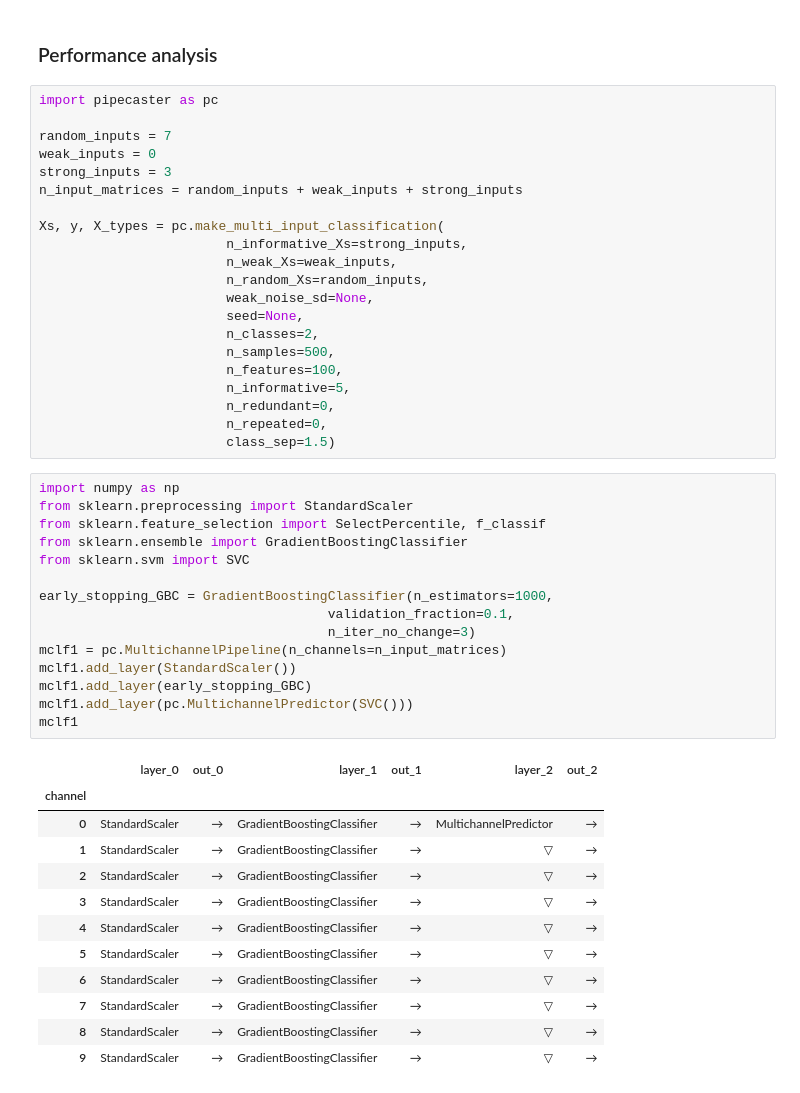
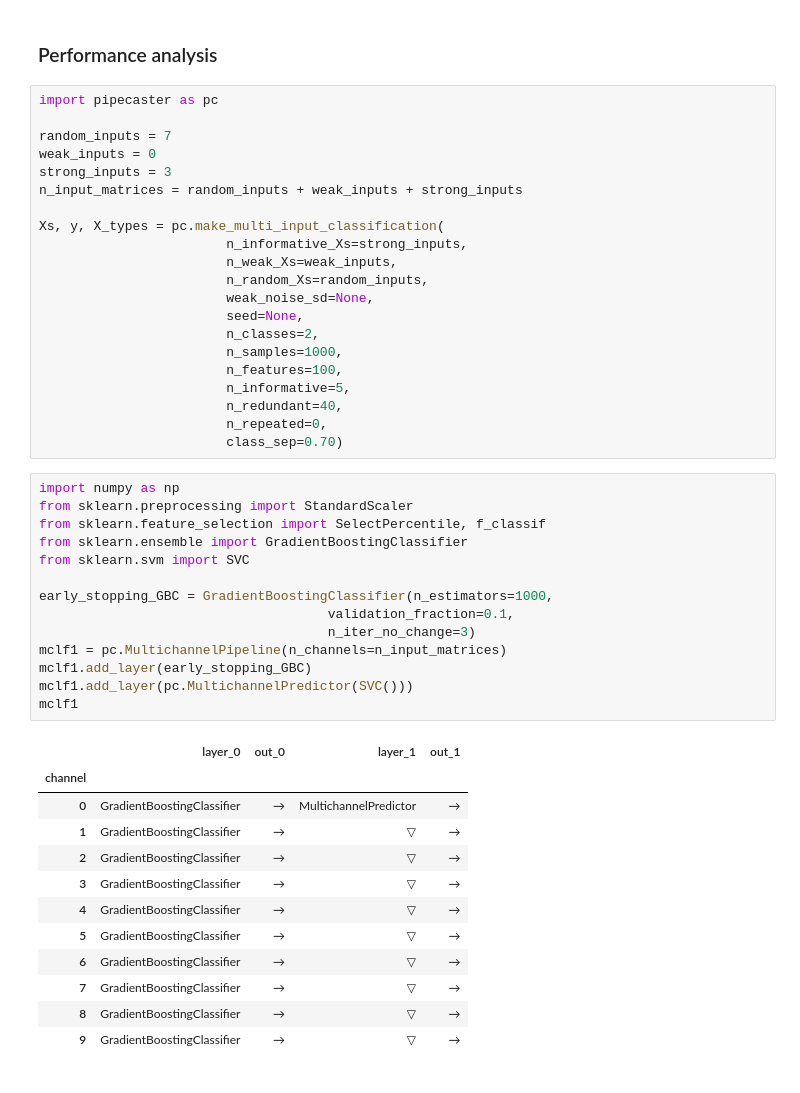
Before and after one commit to ajcallegari/scikit-multichannel, a Jupyter notebook: test_sandbox.ipynb, the cells around one changed output. Drawn from its saved outputs; the diff is of its cells as text.

```diff
--- a/test_sandbox.ipynb
+++ b/test_sandbox.ipynb
@@ -298,40 +298,39 @@ Xs, y, X_types = pc.make_multi_input_classification(
                         weak_noise_sd=None,
                         seed=None,
                         n_classes=2,
-                        n_samples=500,
+                        n_samples=1000,
                         n_features=100,
                         n_informative=5,
-                        n_redundant=0,
+                        n_redundant=40,
                         n_repeated=0,
-                        class_sep=1.5)
+                        class_sep=0.70)
 # %%
 import numpy as np
 from sklearn.preprocessing import StandardScaler
 from sklearn.feature_selection import SelectPercentile, f_classif
 from sklearn.ensemble import GradientBoostingClassifier
 from sklearn.svm import SVC
 
 early_stopping_GBC = GradientBoostingClassifier(n_estimators=1000,
                                      validation_fraction=0.1,
                                      n_iter_no_change=3)
 mclf1 = pc.MultichannelPipeline(n_channels=n_input_matrices)
-mclf1.add_layer(StandardScaler())
 mclf1.add_layer(early_stopping_GBC)
 mclf1.add_layer(pc.MultichannelPredictor(SVC()))
 mclf1
 # %% [output]
-|  | layer_0 | out_0 | layer_1 | out_1 | layer_2 | out_2 |
-| channel |  |  |  |  |  |  |
-| 0 | StandardScaler | → | GradientBoostingClassifier | → | MultichannelPredictor | → |
-| 1 | StandardScaler | → | GradientBoostingClassifier | → | ▽ | → |
-| 2 | StandardScaler | → | GradientBoostingClassifier | → | ▽ | → |
-| 3 | StandardScaler | → | GradientBoostingClassifier | → | ▽ | → |
-| 4 | StandardScaler | → | GradientBoostingClassifier | → | ▽ | → |
-| 5 | StandardScaler | → | GradientBoostingClassifier | → | ▽ | → |
-| 6 | StandardScaler | → | GradientBoostingClassifier | → | ▽ | → |
-| 7 | StandardScaler | → | GradientBoostingClassifier | → | ▽ | → |
-| 8 | StandardScaler | → | GradientBoostingClassifier | → | ▽ | → |
-| 9 | StandardScaler | → | GradientBoostingClassifier | → | ▽ | → |
+|  | layer_0 | out_0 | layer_1 | out_1 |
+| channel |  |  |  |  |
+| 0 | GradientBoostingClassifier | → | MultichannelPredictor | → |
+| 1 | GradientBoostingClassifier | → | ▽ | → |
+| 2 | GradientBoostingClassifier | → | ▽ | → |
+| 3 | GradientBoostingClassifier | → | ▽ | → |
+| 4 | GradientBoostingClassifier | → | ▽ | → |
+| 5 | GradientBoostingClassifier | → | ▽ | → |
+| 6 | GradientBoostingClassifier | → | ▽ | → |
+| 7 | GradientBoostingClassifier | → | ▽ | → |
+| 8 | GradientBoostingClassifier | → | ▽ | → |
+| 9 | GradientBoostingClassifier | → | ▽ | → |
 # %%
 %matplotlib inline
 import time
```
Also changed, not shown: parts of 11 cells of this notebook, 7 other files.
